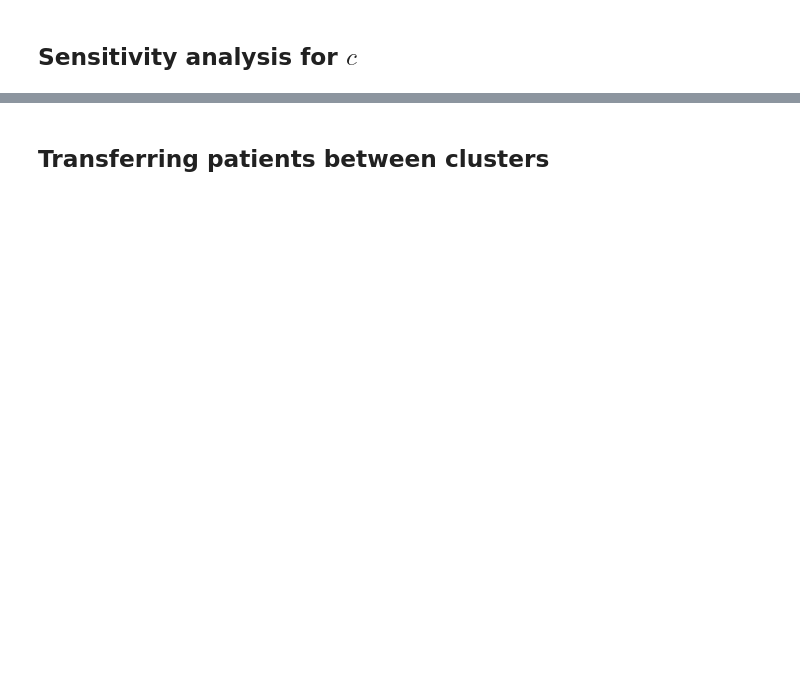
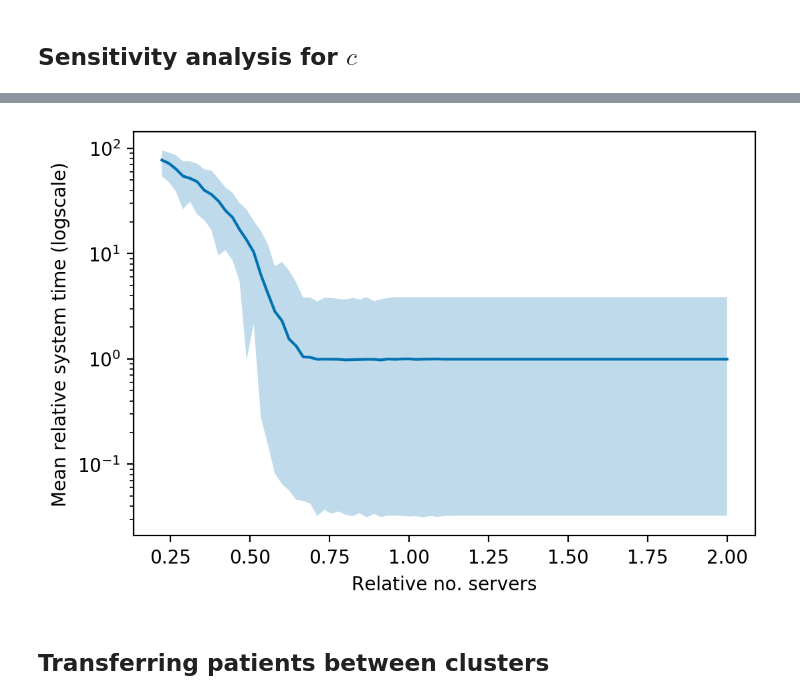
Before and after one commit to daffidwilde/copd-paper, a Jupyter notebook: nbs/scenarios.ipynb, the cells around one changed output, grey strips where cells are left out. Saved outputs shown, nothing was run; the diff lists cells and outputs as text; code cells hidden in the pictures; blank space fills up the shorter version.

```diff
--- a/nbs/scenarios.ipynb
+++ b/nbs/scenarios.ipynb
@@ -202,18 +232,23 @@ max_system_times = [result["system_time"].quantile(.95) for result in server_res
 # %%
 fig, ax = plt.subplots(dpi=200)
 
-min_data = np.array(min_system_times).reshape(len(min_system_times) // seeds, seeds).min(axis=1) / original_min_time
+min_data = np.array(min_system_times).reshape(len(min_system_times) // seeds, seeds).min(axis=1) / original_mean_time
 mean_data = np.array(mean_system_times).reshape(len(mean_system_times) // seeds, seeds).mean(axis=1) / original_mean_time
-max_data = np.array(max_system_times).reshape(len(max_system_times) // seeds, seeds).max(axis=1) / original_max_time
+max_data = np.array(max_system_times).reshape(len(max_system_times) // seeds, seeds).max(axis=1) / original_mean_time
 
 xs = np.array(server_range) / num_servers
 ax.fill_between(xs, min_data, max_data, alpha=0.25)
 ax.plot(xs, mean_data)
 
-ax.set_xlabel("Relative no. servers")
-ax.set_ylabel("Mean relative system time (logscale)")
+ax.set(
+    xlabel="Relative no. servers",
+    ylabel="Mean relative system time (logscale)",
+    yscale="log",
+)
 
-ax.set_yscale("log")
+plt.savefig("../img/servers_time_logscale.pdf", transparent=True)
+# %% [output]
+[figure, added]
 # %% [markdown]
 ## Transferring patients between clusters
 # %%
```
Also changed, not shown: parts of 9 cells of this notebook, 6 other files.
